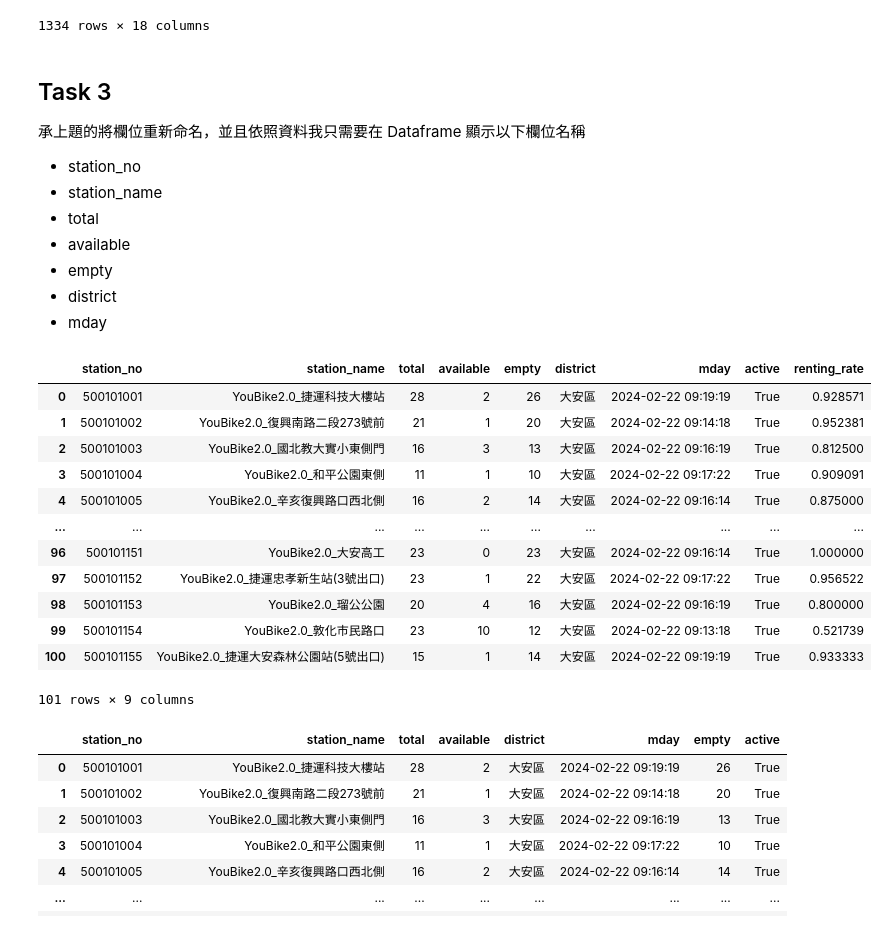
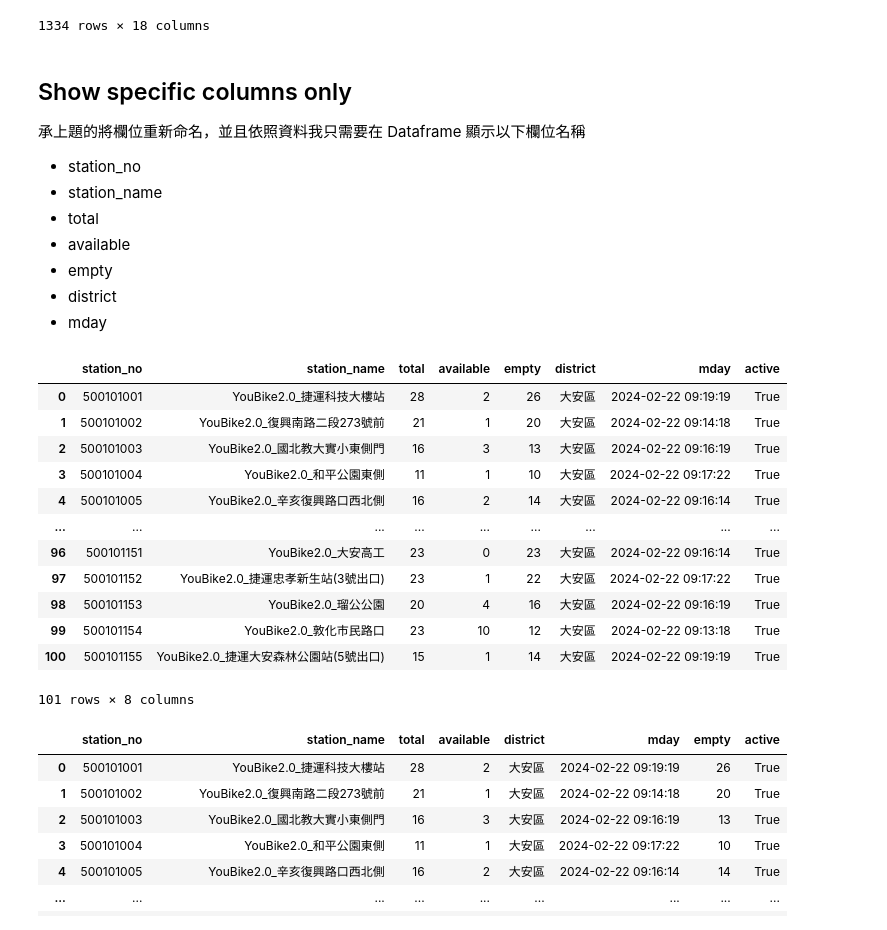
Before and after one commit to victorDeveloper0821/handon-py-data-analysis, a Jupyter notebook: PandasPractice.ipynb, the cells around one changed output. Saved outputs shown, nothing was run; the diff lists cells and outputs as text; code cells hidden in the pictures.

```diff
--- a/PandasPractice.ipynb
+++ b/PandasPractice.ipynb
@@ -93,7 +93,7 @@ renameBike
 | 1333 | 500119091 | YouBike2.0_臺大明達館北側(員工宿舍) | 18 | 0 | 臺大公館校區 | 2024-02-22 08:32:34 | 25.01816 | 121.54469 | 明達館北側前空地 | NTU Dist | ... |
 1334 rows × 18 columns
 # %% [markdown]
-## Task 3
+## Show specific columns only
 承上題的將欄位重新命名，並且依照資料我只需要在 Dataframe 顯示以下欄位名稱
 - station_no
 - station_name
@@ -103,26 +103,28 @@ renameBike
 - district
 - mday
 # %%
-feature = ['station_no', 'station_name','total', 'available','empty', 'district', 'mday','active','renting_rate']
-renameBike.active = renameBike.active == 1
+feature = ['station_no', 'station_name','total', 'available','empty', 'district', 'mday','active']
+
+# renameBike.active = renameBike.active == 1
+renameBike.active.astype('bool') # 將 Series 型別改為 boolean
 # exract data through loc
 bikeInfo = renameBike.loc[0:100,feature]
 
 bikeInfo
 # %% [output]
-|  | station_no | station_name | total | available | empty | district | mday | active | renting_rate |
-| 0 | 500101001 | YouBike2.0_捷運科技大樓站 | 28 | 2 | 26 | 大安區 | 2024-02-22 09:19:19 | True | 0.928571 |
-| 1 | 500101002 | YouBike2.0_復興南路二段273號前 | 21 | 1 | 20 | 大安區 | 2024-02-22 09:14:18 | True | 0.952381 |
-| 2 | 500101003 | YouBike2.0_國北教大實小東側門 | 16 | 3 | 13 | 大安區 | 2024-02-22 09:16:19 | True | 0.812500 |
-| 3 | 500101004 | YouBike2.0_和平公園東側 | 11 | 1 | 10 | 大安區 | 2024-02-22 09:17:22 | True | 0.909091 |
-| 4 | 500101005 | YouBike2.0_辛亥復興路口西北側 | 16 | 2 | 14 | 大安區 | 2024-02-22 09:16:14 | True | 0.875000 |
-| ... | ... | ... | ... | ... | ... | ... | ... | ... | ... |
-| 96 | 500101151 | YouBike2.0_大安高工 | 23 | 0 | 23 | 大安區 | 2024-02-22 09:16:14 | True | 1.000000 |
-| 97 | 500101152 | YouBike2.0_捷運忠孝新生站(3號出口) | 23 | 1 | 22 | 大安區 | 2024-02-22 09:17:22 | True | 0.956522 |
-| 98 | 500101153 | YouBike2.0_瑠公公園 | 20 | 4 | 16 | 大安區 | 2024-02-22 09:16:19 | True | 0.800000 |
-| 99 | 500101154 | YouBike2.0_敦化市民路口 | 23 | 10 | 12 | 大安區 | 2024-02-22 09:13:18 | True | 0.521739 |
-| 100 | 500101155 | YouBike2.0_捷運大安森林公園站(5號出口) | 15 | 1 | 14 | 大安區 | 2024-02-22 09:19:19 | True | 0.933333 |
+|  | station_no | station_name | total | available | empty | district | mday | active |
+| 0 | 500101001 | YouBike2.0_捷運科技大樓站 | 28 | 2 | 26 | 大安區 | 2024-02-22 09:19:19 | True |
+| 1 | 500101002 | YouBike2.0_復興南路二段273號前 | 21 | 1 | 20 | 大安區 | 2024-02-22 09:14:18 | True |
+| 2 | 500101003 | YouBike2.0_國北教大實小東側門 | 16 | 3 | 13 | 大安區 | 2024-02-22 09:16:19 | True |
+| 3 | 500101004 | YouBike2.0_和平公園東側 | 11 | 1 | 10 | 大安區 | 2024-02-22 09:17:22 | True |
+| 4 | 500101005 | YouBike2.0_辛亥復興路口西北側 | 16 | 2 | 14 | 大安區 | 2024-02-22 09:16:14 | True |
+| ... | ... | ... | ... | ... | ... | ... | ... | ... |
+| 96 | 500101151 | YouBike2.0_大安高工 | 23 | 0 | 23 | 大安區 | 2024-02-22 09:16:14 | True |
+| 97 | 500101152 | YouBike2.0_捷運忠孝新生站(3號出口) | 23 | 1 | 22 | 大安區 | 2024-02-22 09:17:22 | True |
+| 98 | 500101153 | YouBike2.0_瑠公公園 | 20 | 4 | 16 | 大安區 | 2024-02-22 09:16:19 | True |
+| 99 | 500101154 | YouBike2.0_敦化市民路口 | 23 | 10 | 12 | 大安區 | 2024-02-22 09:13:18 | True |
+| 100 | 500101155 | YouBike2.0_捷運大安森林公園站(5號出口) | 15 | 1 | 14 | 大安區 | 2024-02-22 09:19:19 | True |
-101 rows × 9 columns
+101 rows × 8 columns
 # %%
 ## extract data through index-based locations
 ## with axis 0 as Index, axis 1 as Column
```
Also changed, not shown: parts of 10 cells of this notebook, 1 other file.
